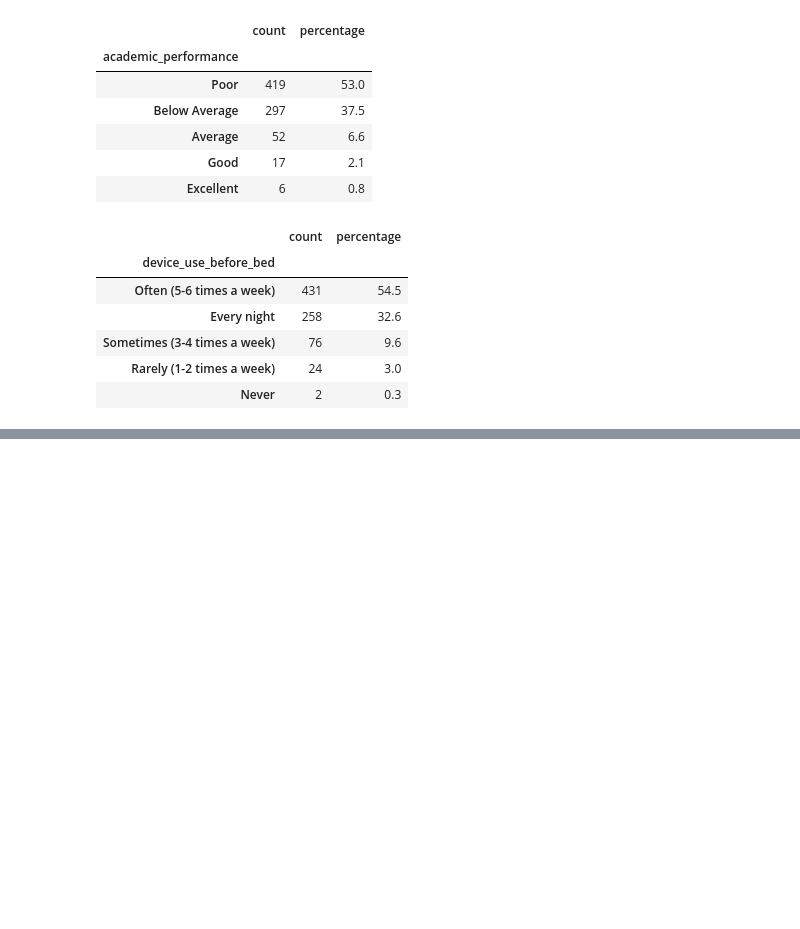
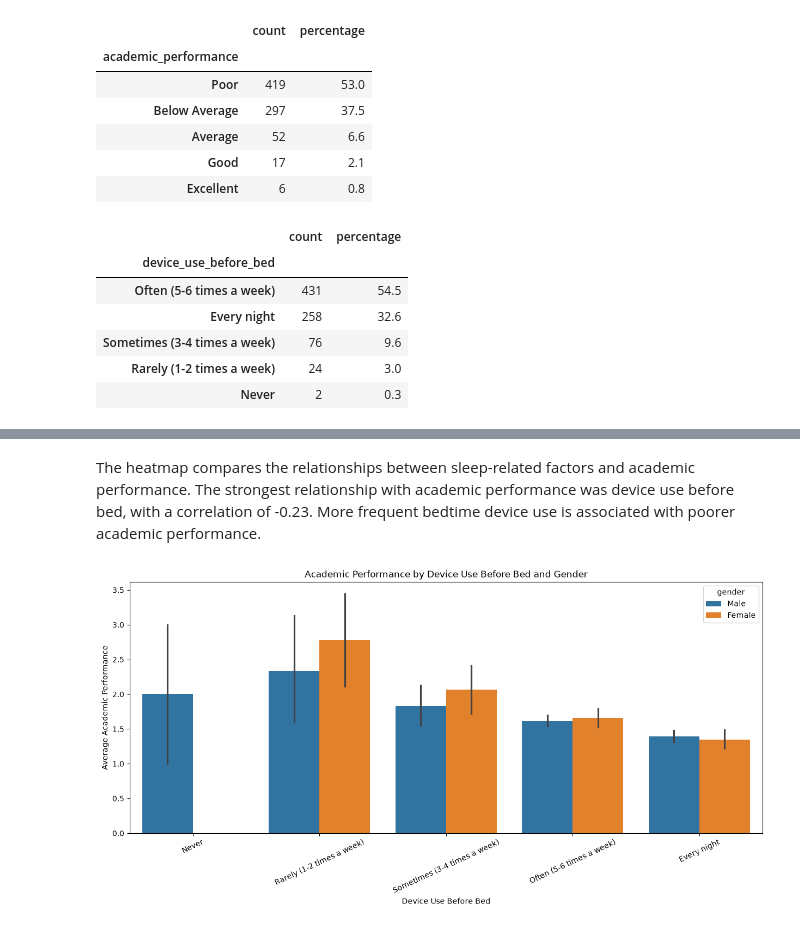
Before and after one commit to BuiltbyJaime/screens-sleep-scores, a Jupyter notebook: Notebooks/dataset_analysis.ipynb, the cells around one changed output, grey strips where cells are left out. Saved outputs shown, nothing was run; the diff lists cells and outputs as text; code cells hidden in the pictures; blank space fills up the shorter version.

```diff
--- a/Notebooks/dataset_analysis.ipynb
+++ b/Notebooks/dataset_analysis.ipynb
@@ -693,0 +829,30 @@ category_summary(df2, "device_use_before_bed")
+# %% [markdown]
+The heatmap compares the relationships between sleep-related factors and academic performance. The strongest relationship with academic performance was device use before bed, with a correlation of -0.23. More frequent bedtime device use is associated with poorer academic performance.
+# %%
+device_order = [
+    "Never",
+    "Rarely (1-2 times a week)",
+    "Sometimes (3-4 times a week)",
+    "Often (5-6 times a week)",
+    "Every night"
+]
+# %%
+plt.figure(figsize=(15,6))
+
+sns.barplot(
+    data=df2_focus,
+    x="device_use_before_bed",
+    y="academic_performance_numeric",
+    hue="gender",
+    order=device_order
+)
+
+plt.title("Academic Performance by Device Use Before Bed and Gender")
+plt.xlabel("Device Use Before Bed")
+plt.ylabel("Average Academic Performance")
+
+plt.xticks(rotation=25)
+
+plt.show()
+# %% [output]
+[figure, added]
```
Also changed, not shown: parts of 49 cells of this notebook, 1 other file.
